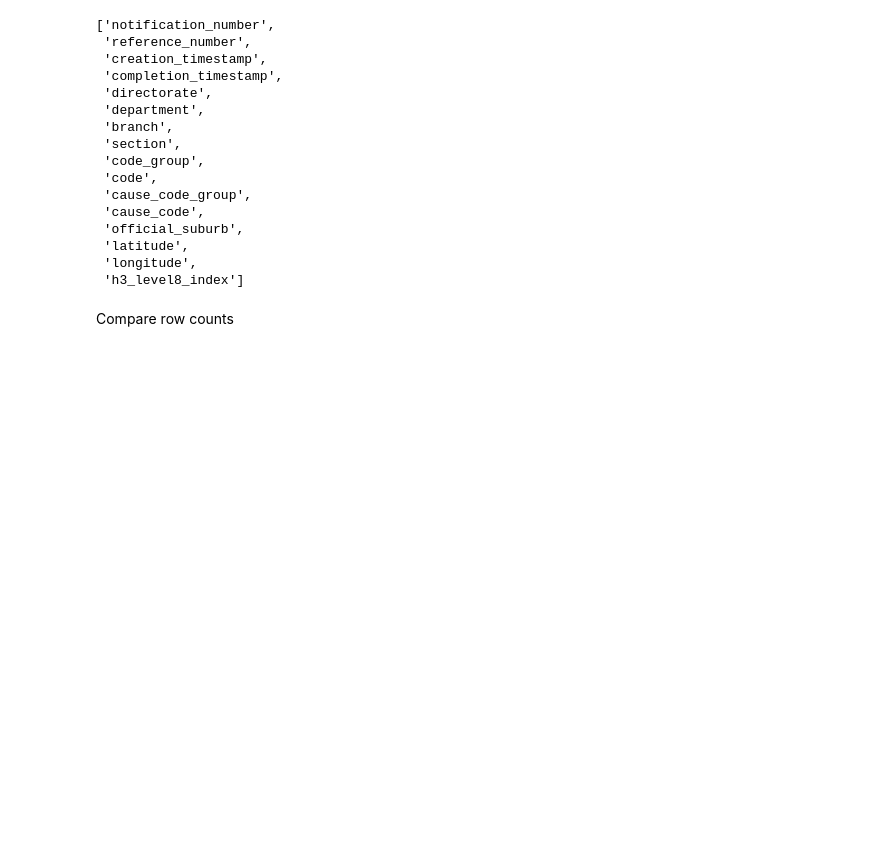
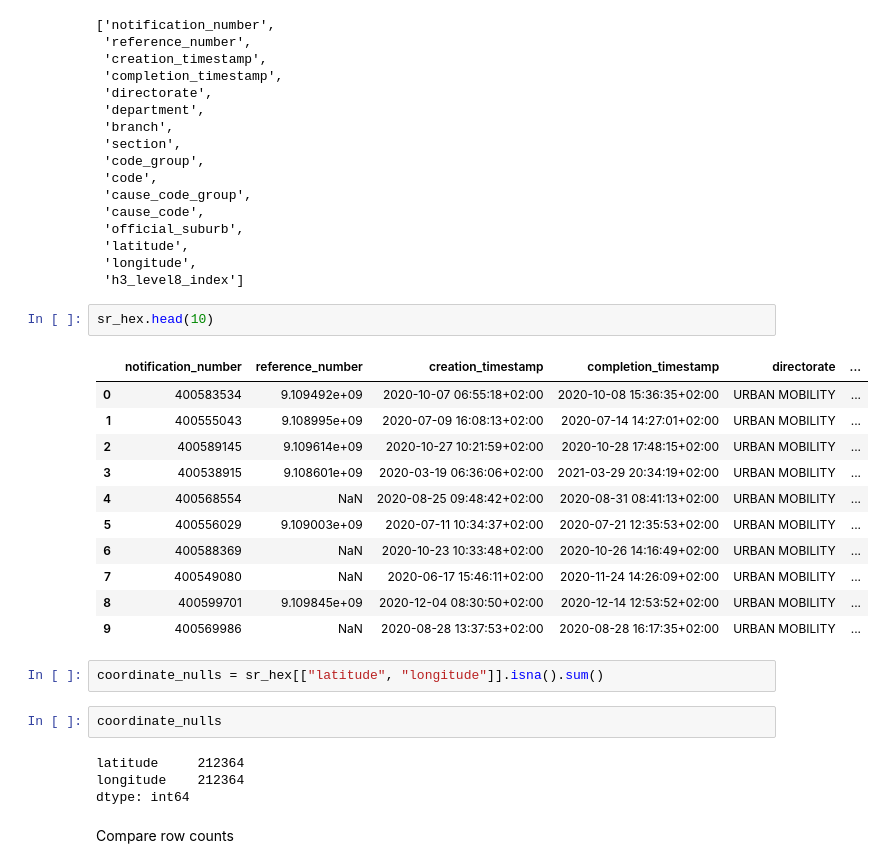
Before and after one commit to jackmolomo-collab/ds_code_challenge, a Jupyter notebook: source_discovery_notebooks/01_source_discovery.ipynb, the cells around one changed output. Drawn from its saved outputs; the diff is of its cells as text; blank space fills up the shorter version.

```diff
--- a/source_discovery_notebooks/01_source_discovery.ipynb
+++ b/source_discovery_notebooks/01_source_discovery.ipynb
@@ -505,6 +505,28 @@ sr_hex.columns.tolist()
  'latitude',
  'longitude',
  'h3_level8_index']
+# %%
+sr_hex.head(10)
+# %% [output]
+|  | notification_number | reference_number | creation_timestamp | completion_timestamp | directorate | ... |
+| 0 | 400583534 | 9.109492e+09 | 2020-10-07 06:55:18+02:00 | 2020-10-08 15:36:35+02:00 | URBAN MOBILITY | ... |
+| 1 | 400555043 | 9.108995e+09 | 2020-07-09 16:08:13+02:00 | 2020-07-14 14:27:01+02:00 | URBAN MOBILITY | ... |
+| 2 | 400589145 | 9.109614e+09 | 2020-10-27 10:21:59+02:00 | 2020-10-28 17:48:15+02:00 | URBAN MOBILITY | ... |
+| 3 | 400538915 | 9.108601e+09 | 2020-03-19 06:36:06+02:00 | 2021-03-29 20:34:19+02:00 | URBAN MOBILITY | ... |
+| 4 | 400568554 | NaN | 2020-08-25 09:48:42+02:00 | 2020-08-31 08:41:13+02:00 | URBAN MOBILITY | ... |
+| 5 | 400556029 | 9.109003e+09 | 2020-07-11 10:34:37+02:00 | 2020-07-21 12:35:53+02:00 | URBAN MOBILITY | ... |
+| 6 | 400588369 | NaN | 2020-10-23 10:33:48+02:00 | 2020-10-26 14:16:49+02:00 | URBAN MOBILITY | ... |
+| 7 | 400549080 | NaN | 2020-06-17 15:46:11+02:00 | 2020-11-24 14:26:09+02:00 | URBAN MOBILITY | ... |
+| 8 | 400599701 | 9.109845e+09 | 2020-12-04 08:30:50+02:00 | 2020-12-14 12:53:52+02:00 | URBAN MOBILITY | ... |
+| 9 | 400569986 | NaN | 2020-08-28 13:37:53+02:00 | 2020-08-28 16:17:35+02:00 | URBAN MOBILITY | ... |
+# %%
+coordinate_nulls = sr_hex[["latitude", "longitude"]].isna().sum()
+# %%
+coordinate_nulls
+# %% [output]
+latitude     212364
+longitude    212364
+dtype: int64
 # %% [markdown]
 Compare row counts
 # %%
```
Also changed, not shown: parts of 13 cells of this notebook.
